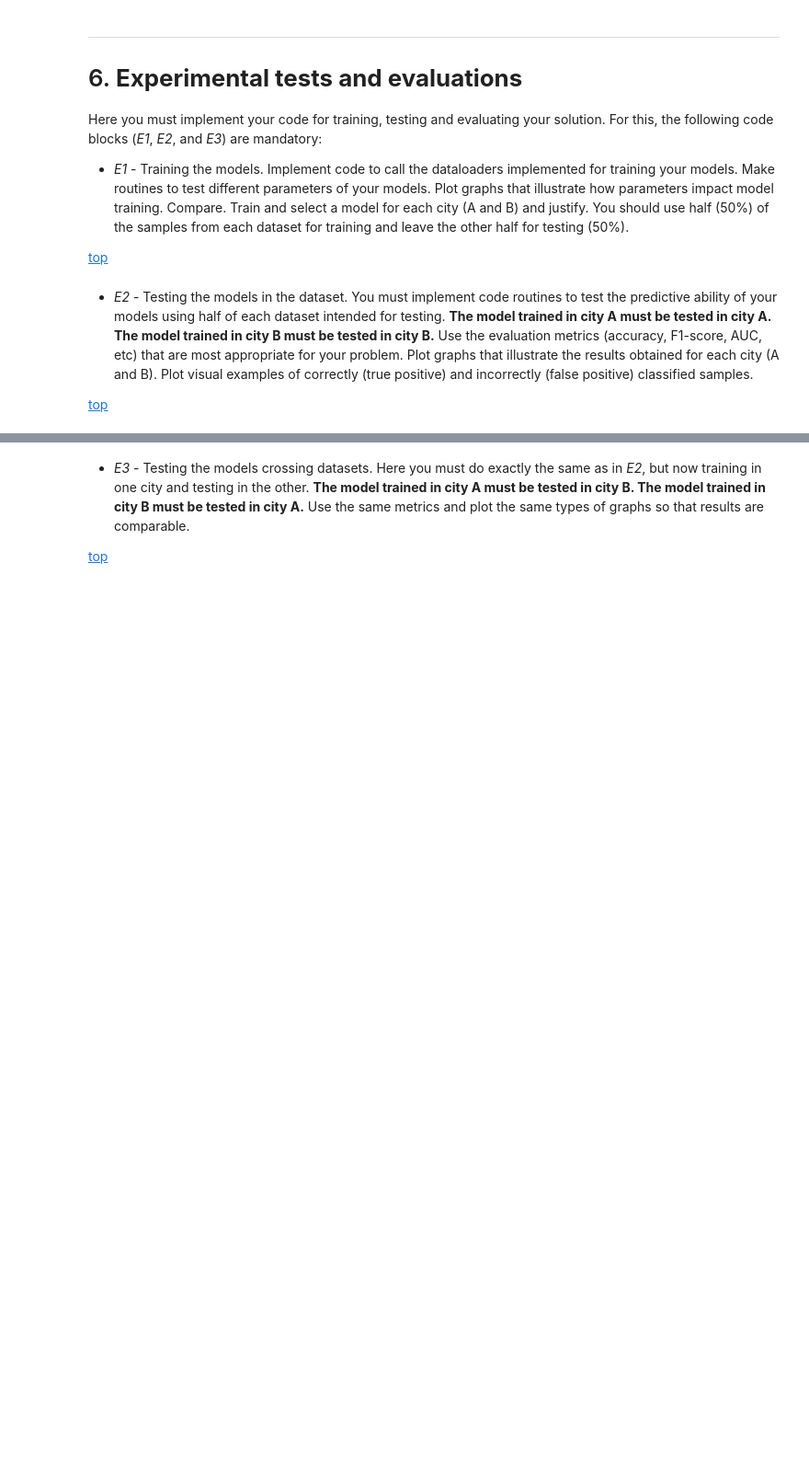
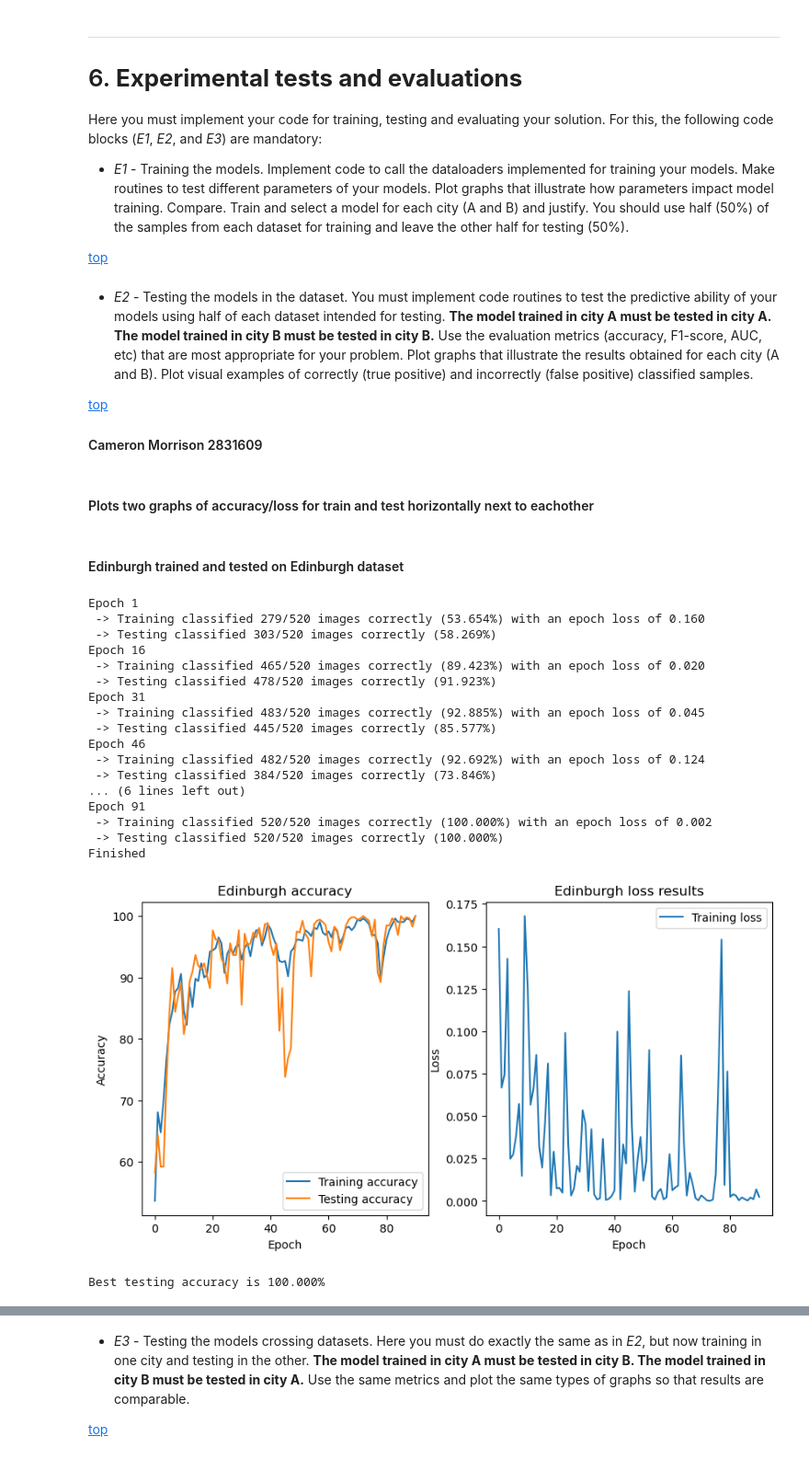
Before and after one commit to Cam-Morrison/AerialCarRecognition, a Jupyter notebook: 2023_Spring_Assignment_M6.ipynb, the cells around one changed output, grey strips where cells are left out. Shown at 92% size. Saved outputs shown, nothing was run; the diff lists cells and outputs as text; code cells hidden in the pictures; blank space fills up the shorter version.

```diff
--- a/2023_Spring_Assignment_M6.ipynb
+++ b/2023_Spring_Assignment_M6.ipynb
@@ -187,0 +299,5 @@ Make it clear where your own code starts and where it ends. Note that the origin
+# %%
+def loadModel(run_name):
+    model = torch.load(run_name + "_best_model.pt")
+    model.eval()
+    return model
@@ -188,3 +336,21 @@ Make it clear where your own code starts and where it ends. Note that the origin
+# %%
+def create_new_resnet18_model():
+
+    #Creates a ResNet-18 model with no pretrained weights
+    rsn18_model = models.resnet18(pretrained=False)
+    #Hard coded number of classes 0 for no car and 1 for car
+    number_of_classes = 2
+    #number of inputs for the linear layer which maps the output of the network to the classifications
+    number_of_features = rsn18_model.fc.in_features
+    rsn18_model.fc = nn.Linear(number_of_features, number_of_classes)
+    #Move to graphics card
+    rsn18_model = rsn18_model.to(device)
+    #Loss function used for classification problems
+    loss_function = nn.CrossEntropyLoss()
+    #Stochastic gradient decent (SGD) with a learning rate of 0.01, momentum of 0,9 and weight decay of 0.003
+    optimizer = optim.SGD(rsn18_model.parameters(), lr=0.01, momentum=0.9, weight_decay=0.003)
+
+    return rsn18_model, loss_function, optimizer
 # %% [markdown]
 ---
 
@@ -202,3 +366,5 @@ Here you must implement your code for training, testing and evaluating your solu
   - *E2* - Testing the models in the dataset. You must implement code routines to test the predictive ability of your models using half of each dataset intended for testing. **The model trained in city A must be tested in city A. The model trained in city B must be tested in city B.** Use the evaluation metrics (accuracy, F1-score, AUC, etc) that are most appropriate for your problem. Plot graphs that illustrate the results obtained for each city (A and B). Plot visual examples of correctly (true positive) and incorrectly (false positive) classified samples.
 
 [top](#scrollTo=4i5afvUbhmGo)
+
+#### Cameron Morrison 2831609
@@ -206,0 +371,2 @@ Here you must implement your code for training, testing and evaluating your solu
+# %% [markdown]
+#### Plots two graphs of accuracy/loss for train and test horizontally next to eachother
@@ -206,0 +396,28 @@ Here you must implement your code for training, testing and evaluating your solu
+# %% [markdown]
+#### Edinburgh trained and tested on Edinburgh dataset
+# %%
+#Create blank nn
+model, loss_function, optimizer = create_new_resnet18_model()
+#Train, evaluate and save
+train(model, Edinburgh_train, Edinburgh_test, loss_function, optimizer, 150, "Edinburgh")
+Edinburgh_model = loadModel("Edinburgh")
+# %% [output]
+Epoch 1
+ -> Training classified 279/520 images correctly (53.654%) with an epoch loss of 0.160
+ -> Testing classified 303/520 images correctly (58.269%)
+Epoch 16
+ -> Training classified 465/520 images correctly (89.423%) with an epoch loss of 0.020
+ -> Testing classified 478/520 images correctly (91.923%)
+Epoch 31
+ -> Training classified 483/520 images correctly (92.885%) with an epoch loss of 0.045
+ -> Testing classified 445/520 images correctly (85.577%)
+Epoch 46
+ -> Training classified 482/520 images correctly (92.692%) with an epoch loss of 0.124
+ -> Testing classified 384/520 images correctly (73.846%)
+... (6 lines left out)
+Epoch 91
+ -> Training classified 520/520 images correctly (100.000%) with an epoch loss of 0.002
+ -> Testing classified 520/520 images correctly (100.000%)
+Finished
+[figure, added]
+Best testing accuracy is 100.000%
```
Also changed, not shown: parts of 28 cells of this notebook, 3 other files.
